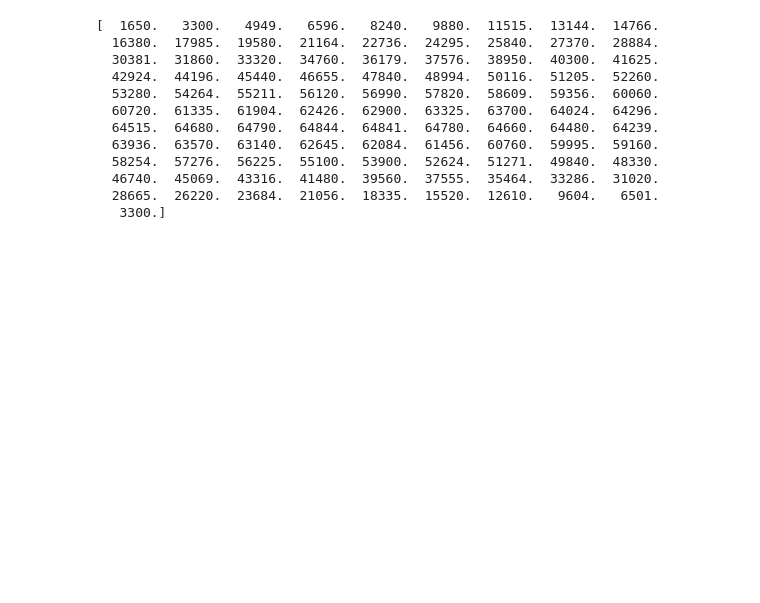
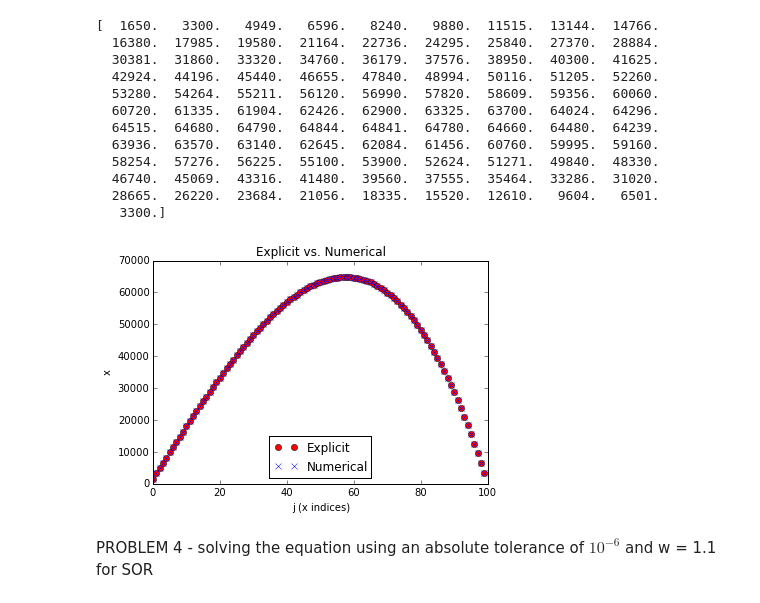
Before and after one commit to joacee/NE155, a Jupyter notebook: hw5.ipynb, the cells around one changed output. Cells and saved outputs as stored; diff of their text form; code cells hidden in the pictures; blank space fills up the shorter version.

```diff
--- a/hw5.ipynb
+++ b/hw5.ipynb
@@ -57,8 +64,8 @@ print solution
   28665.  26220.  23684.  21056.  18335.  15520.  12610.   9604.   6501.
    3300.]
 # %%
-#D.
-solution2 = np.linalg.solve(A,B)
+#D. solution using scipy.linalg.solve
+solution2 = solve.solve(A,B)
 print solution2
 # %% [output]
 [  1650.   3300.   4949.   6596.   8240.   9880.  11515.  13144.  14766.
@@ -73,3 +80,17 @@ print solution2
   46740.  45069.  43316.  41480.  39560.  37555.  35464.  33286.  31020.
   28665.  26220.  23684.  21056.  18335.  15520.  12610.   9604.   6501.
    3300.]
+# %%
+#PLOT
+%matplotlib inline
+import matplotlib.pyplot as plt
+plt.plot(solution, 'ro', solution2, 'bx')
+plt.title("Explicit vs. Numerical")
+plt.legend(("Explicit", "Numerical"), loc="lower center")
+plt.ylabel('x')
+plt.xlabel('j (x indices)')
+plt.show()
+# %% [output]
+[figure, added]
+# %% [markdown]
+PROBLEM 4 - solving the equation using an absolute tolerance of $10^{-6}$ and w = 1.1 for SOR
```
Also changed, not shown: parts of 14 cells of this notebook.
